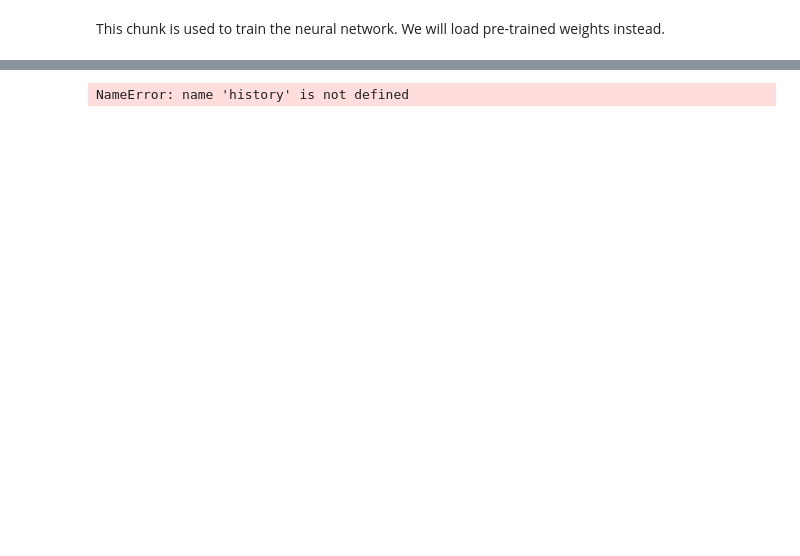
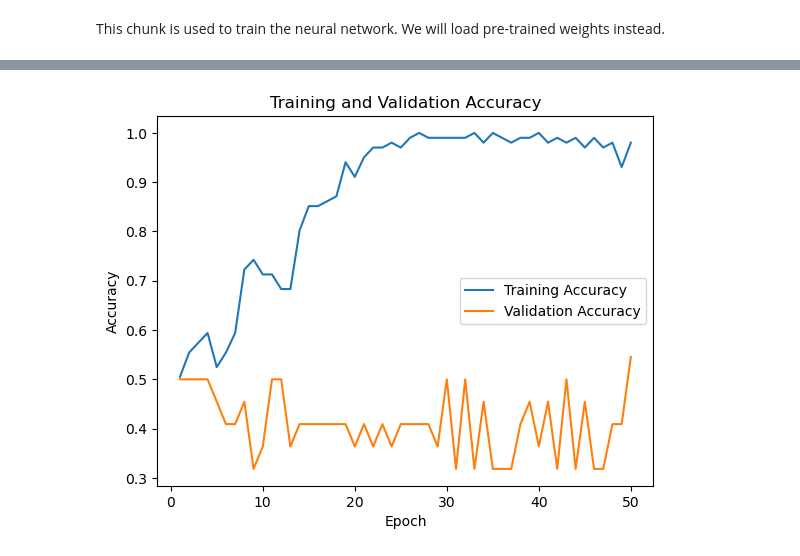
Before and after one commit to aksanford/DAGE_andrew, a Jupyter notebook: scripts/nn_apprehension.ipynb, the cells around one changed output, grey strips where cells are left out. Saved outputs shown, nothing was run; the diff lists cells and outputs as text; code cells hidden in the pictures; blank space fills up the shorter version.

```diff
--- a/scripts/nn_apprehension.ipynb
+++ b/scripts/nn_apprehension.ipynb
@@ -158,21 +211,30 @@ model.load_weights(path_data/"apprehension_model.weights.h5")
 # %%
-# Extract accuracy and validation accuracy from history
-acc = history.history['accuracy']
-val_acc = history.history['val_accuracy']
-epochs = range(1, len(acc) + 1)
+# Create epoch numbers starting at 1
+epochs = range(1, len(history_df) + 1)
 
-# Create the plot
-plt.figure(figsize=(10, 6))
-plt.plot(epochs, acc, 'bo-', label='Training Accuracy')
-plt.plot(epochs, val_acc, 'go-', label='Validation Accuracy')
-plt.title('Training and Validation Accuracy')
-plt.xlabel('Epochs')
-plt.ylabel('Accuracy')
+# Plot training and validation loss
+plt.plot(
+    epochs,
+    history_df["training_accuracy"],
+    label="Training Accuracy"
+)
+
+plt.plot(
+    epochs,
+    history_df["validation_accuracy"],
+    label="Validation Accuracy"
+)
+
+# Add labels and title
+plt.xlabel("Epoch")
+plt.ylabel("Accuracy")
+plt.title("Training and Validation Accuracy")
+
+# Display legend and plot
 plt.legend()
-plt.grid(True)
 plt.show()
 # %% [output]
-NameError: name 'history' is not defined
+[figure, added]
 # %%
 from sklearn.metrics import confusion_matrix, ConfusionMatrixDisplay
 import matplotlib.pyplot as plt
```
Also changed, not shown: parts of 8 cells of this notebook.
